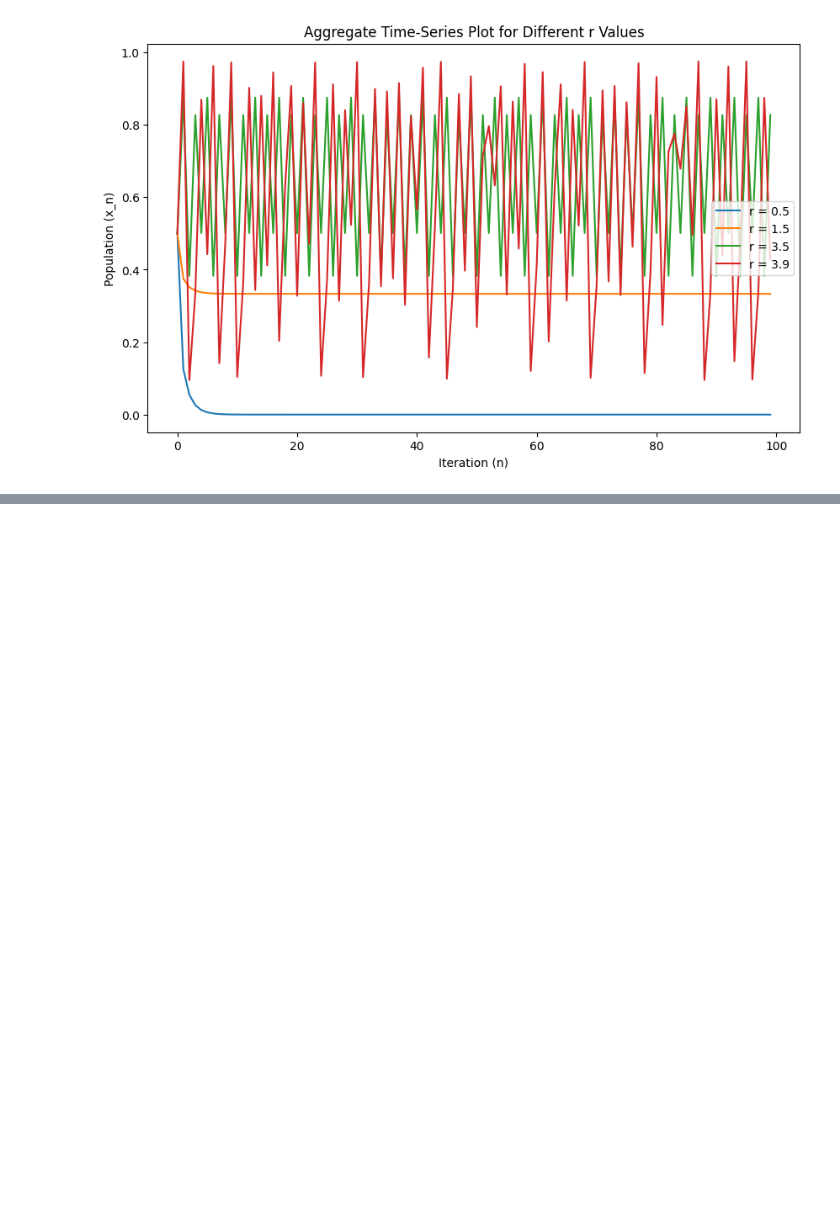
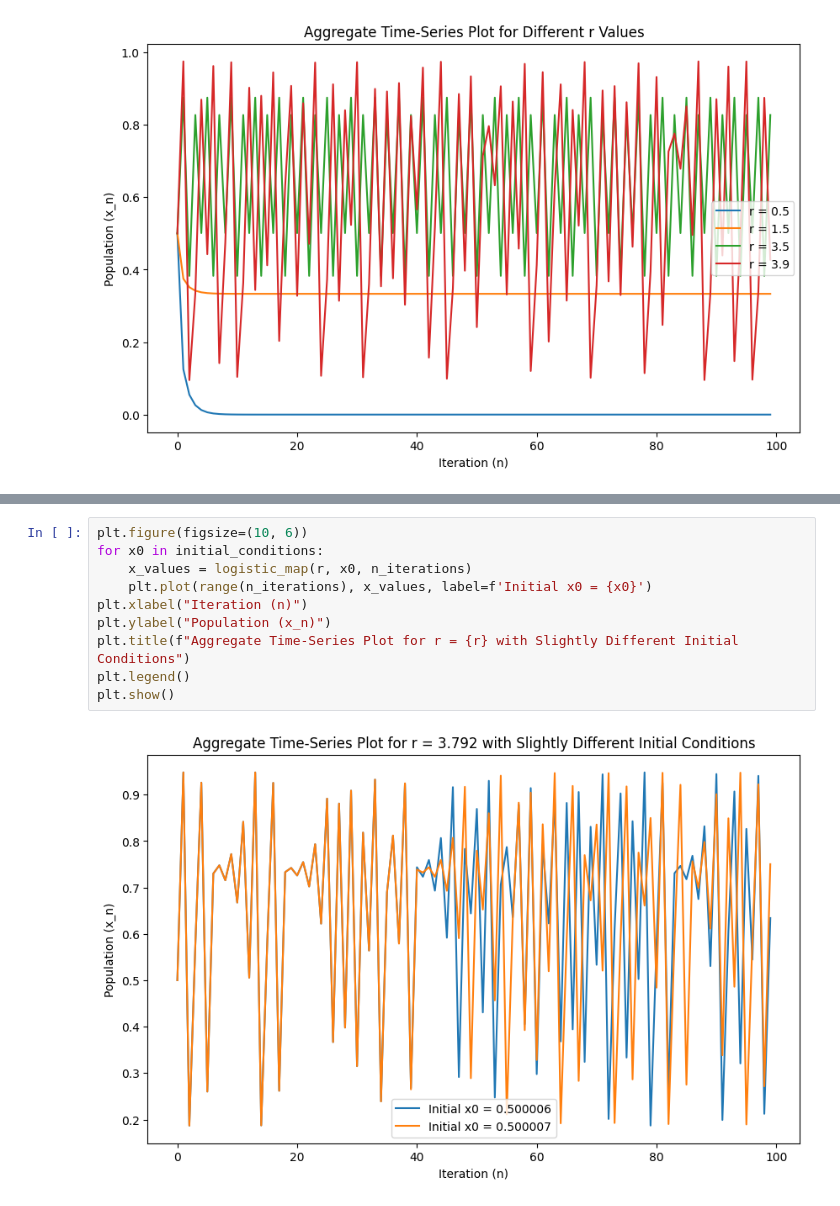
Before and after one commit to Dd1235/Experiment-2-Chaos, a Jupyter notebook: main.ipynb, the cells around one changed output, grey strips where cells are left out. Cells and saved outputs as stored; diff of their text form; blank space fills up the shorter version.

```diff
--- a/main.ipynb
+++ b/main.ipynb
@@ -114,0 +115,12 @@ plt.show()
+# %%
+plt.figure(figsize=(10, 6))
+for x0 in initial_conditions:
+    x_values = logistic_map(r, x0, n_iterations)
+    plt.plot(range(n_iterations), x_values, label=f'Initial x0 = {x0}')
+plt.xlabel("Iteration (n)")
+plt.ylabel("Population (x_n)")
+plt.title(f"Aggregate Time-Series Plot for r = {r} with Slightly Different Initial Conditions")
+plt.legend()
+plt.show()
+# %% [output]
+[figure, added]
```
Also changed, not shown: parts of 4 cells of this notebook.
